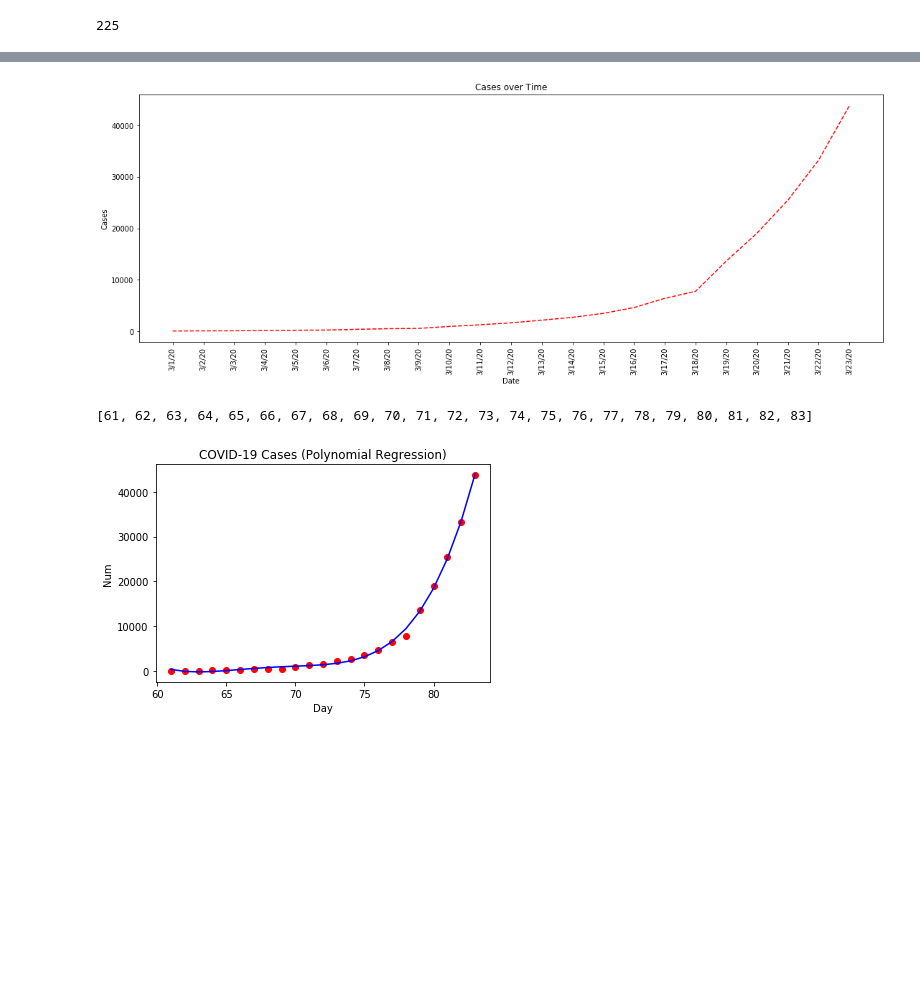
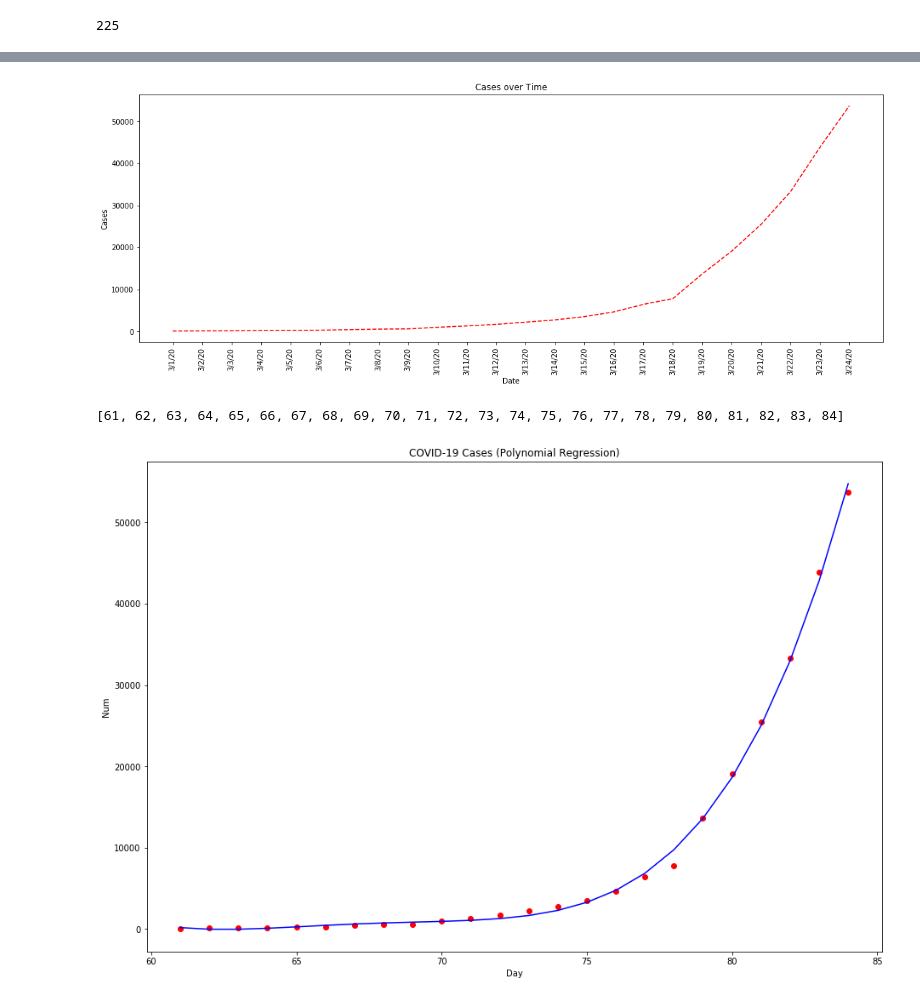
Before and after one commit to fuzzbient/jupyter, a Jupyter notebook: 20200323 COVID Regressions US.ipynb, the cells around one changed output, grey strips where cells are left out. Drawn from its saved outputs; the diff is of its cells as text; code cells hidden in the pictures; blank space fills up the shorter version.

```diff
--- a/20200323 COVID Regressions US.ipynb
+++ b/20200323 COVID Regressions US.ipynb
@@ -78,7 +78,7 @@ print(rownum)
 # %%
 #dates = ['3/1/20','3/2/20','3/3/20','3/4/20','3/5/20','3/6/20','3/7/20','3/8/20','3/9/20','3/10/20','3/11/20','3/12/20','3/13/20','3/14/20','3/15/20','3/16/20','3/17/20','3/18/20','3/19/20','3/20/20','3/21/20','3/22/20']
 #cases = df.loc[226, '3/1/20':'3/22/20']
-dates = headers
+dates = headers[:]
 cases = df.loc[rownum, dates[0]:dates[-1]]
 state = df.loc[rownum, 'Province/State':'Country/Region']
 
@@ -112,12 +112,12 @@ plt.ylabel('Cases')
 plt.xticks(rotation=90)
 plt.show()
 # %% [output]
-[figure, old version]
+[figure, new version]
 # %%
 datetimes = [pd.to_datetime(date, infer_datetime_format=True).dayofyear for date in dates]
 print(datetimes)
 # %% [output]
-[61, 62, 63, 64, 65, 66, 67, 68, 69, 70, 71, 72, 73, 74, 75, 76, 77, 78, 79, 80, 81, 82, 83]
+[61, 62, 63, 64, 65, 66, 67, 68, 69, 70, 71, 72, 73, 74, 75, 76, 77, 78, 79, 80, 81, 82, 83, 84]
 # %%
 x = np.array(datetimes)
 y = np.array(cases)
@@ -132,24 +132,29 @@ x_trainp, x_testp, y_trainp, y_testp = train_test_split(x, y, test_size=0.2, ran
 # %%
 # Fitting Polynomial Regression to the dataset
 from sklearn.linear_model import LinearRegression
 from sklearn.preprocessing import PolynomialFeatures
 poly_reg = PolynomialFeatures(degree=4)
 x_poly = poly_reg.fit_transform(x)
 pol_reg = LinearRegression()
 pol_reg.fit(x_poly, y)
 
 # Visualizing the Polymonial Regression results
 def viz_polymonial():
-    plt.scatter(x, y, color='red')
-    plt.plot(x, pol_reg.predict(poly_reg.fit_transform(x)), color='blue')
+    fig = plt.figure(figsize=(15,10))
+    axes = fig.add_axes([0.0,0.0,0.8,0.8])
+    axes.scatter(x, y, color='red')
+    axes.plot(x, pol_reg.predict(poly_reg.fit_transform(x)), color='blue')
+    axes.ticklabel_format(useOffset=False, style='plain')
+    #plt.scatter(x, y, color='red')
+    #plt.plot(x, pol_reg.predict(poly_reg.fit_transform(x)), color='blue')
     plt.title('COVID-19 Cases (Polynomial Regression)')
     plt.xlabel('Day')
     plt.ylabel('Num')
     plt.show()
     return
 viz_polymonial()
 # %% [output]
-[figure, old version]
+[figure, new version]
 # %%
 # March 30th Polymonial Regression Prediction (210K)
 march_30 = pd.to_datetime('03/30/2020', infer_datetime_format=True).dayofyear
```
Also changed, not shown: parts of 10 cells of this notebook.
